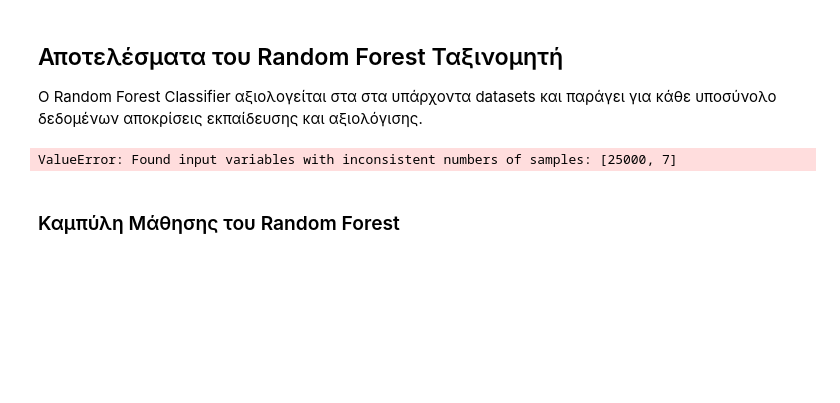
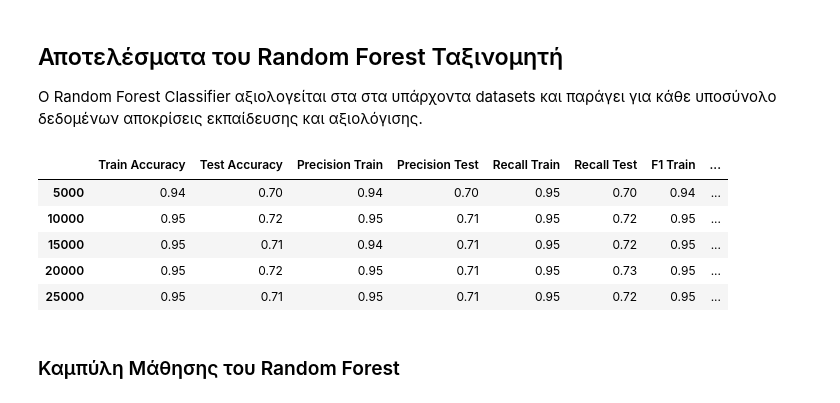
Before and after one commit to MariaSchoinaki/Imdb-classification-ML, a Jupyter notebook: src/random_forest - Copy.ipynb, the cells around one changed output. Drawn from its saved outputs; the diff is of its cells as text; code cells hidden in the pictures; blank space fills up the shorter version.

```diff
--- a/src/random_forest - Copy.ipynb
+++ b/src/random_forest - Copy.ipynb
@@ -4,7 +4,7 @@
 
 Ορίζουμε τις **υπερπαραμέτρους** που θα χρησιμοποιηθούν για την ανάπλαση των δωσμένων δεδομένων.
 # %%
-m = 3000   # Πλήθος λέξεων του λεξιλογίου
+m = 500   # Πλήθος λέξεων του λεξιλογίου
 n = 50     # Πιο συχνές λέξεις για παράληψη
 k = 0      # Λιγότερο συχνές λέξεις για παράληψη
 # %% [markdown]
@@ -166,13 +165,16 @@ data= {'estimator': 'RandomForest', 'split_size': 5000, 'splits': 5, 'test_predi
 
 Ο Random Forest Classifier αξιολογείται στα στα υπάρχοντα datasets και παράγει για κάθε υποσύνολο δεδομένων αποκρίσεις εκπαίδευσης και αξιολόγισης.
 # %%
-#data = classification_data(RandomForest(m=200, num_of_trees = 3, max_depth=10), x_train_binary, y_train, x_test_binary, y_test, 5)
-
-print(classification_report(y_test, data['test_predictions']))
+data = classification_data(RandomForest(m=200, num_of_trees = 3, max_depth=10), x_train_binary, y_train, x_test_binary, y_test, 5)
 data_table = classification_table(data, x_train_binary)
 ipd.display(data_table)
 # %% [output]
-ValueError: Found input variables with inconsistent numbers of samples: [25000, 7]
+|  | Train Accuracy | Test Accuracy | Precision Train | Precision Test | Recall Train | Recall Test | F1 Train | ... |
+| 5000 | 0.94 | 0.70 | 0.94 | 0.70 | 0.95 | 0.70 | 0.94 | ... |
+| 10000 | 0.95 | 0.72 | 0.95 | 0.71 | 0.95 | 0.72 | 0.95 | ... |
+| 15000 | 0.95 | 0.71 | 0.94 | 0.71 | 0.95 | 0.72 | 0.95 | ... |
+| 20000 | 0.95 | 0.72 | 0.95 | 0.71 | 0.95 | 0.73 | 0.95 | ... |
+| 25000 | 0.95 | 0.71 | 0.95 | 0.71 | 0.95 | 0.72 | 0.95 | ... |
 # %% [markdown]
 ### Καμπύλη Μάθησης του Random Forest
 # %%
```
Also changed, not shown: parts of 6 cells of this notebook.
